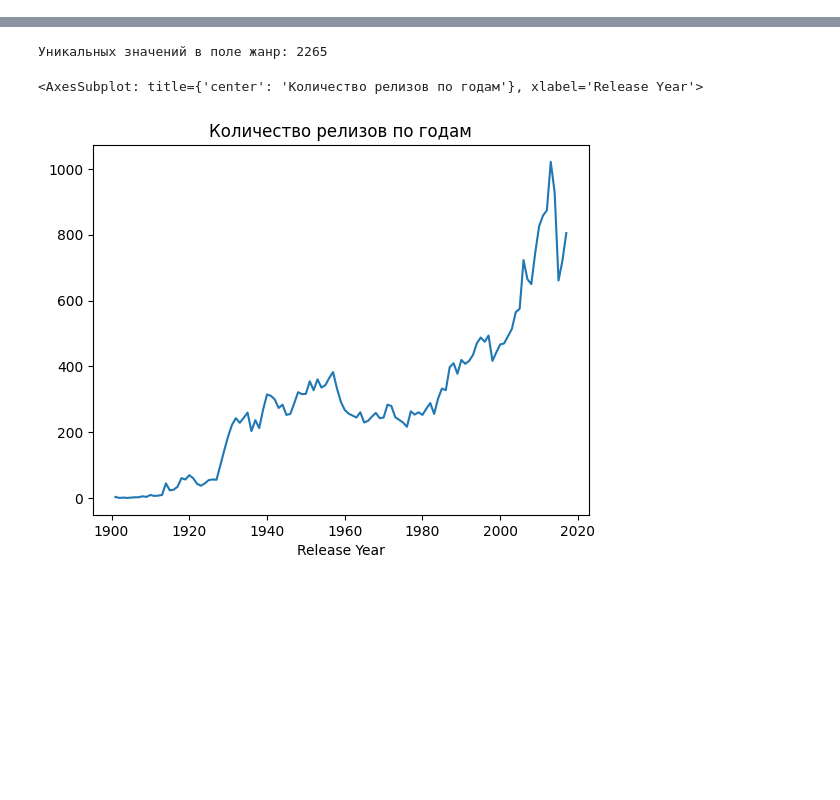
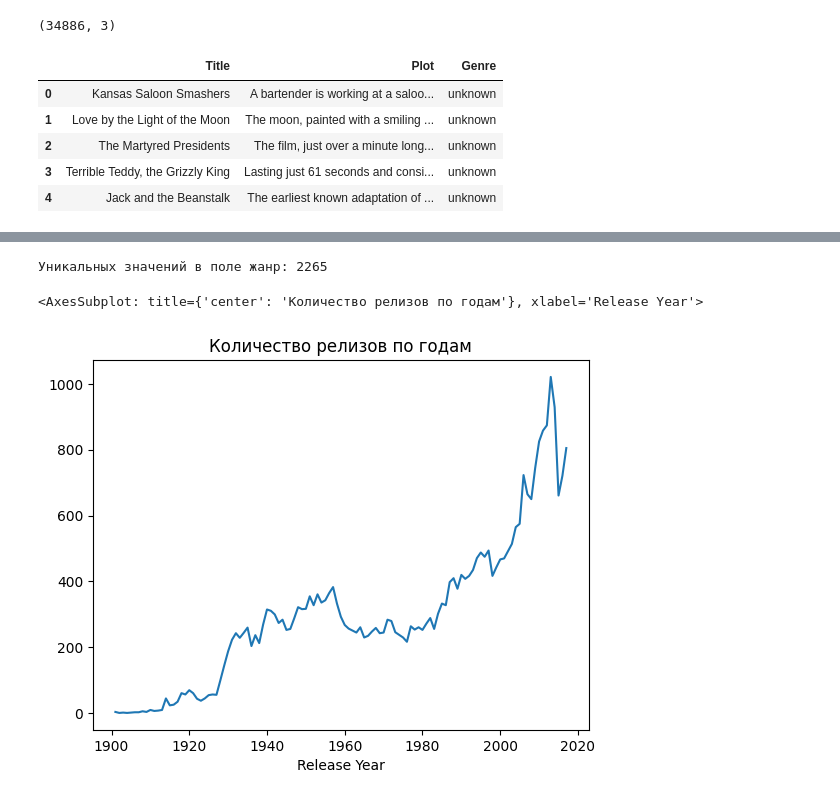
Before and after one commit to maxt/ds-practise, a Jupyter notebook: final/final.ipynb, the cells around one changed output, grey strips where cells are left out. Drawn from its saved outputs; the diff is of its cells as text; code cells hidden in the pictures; blank space fills up the shorter version.

```diff
--- a/final/final.ipynb
+++ b/final/final.ipynb
@@ -21,0 +32,14 @@ plots.head()
+# %%
+plots = pd.read_csv('wiki_movie_plots_deduped.csv')
+wiki = plots.drop(columns=['Release Year', 'Origin/Ethnicity', 'Director', 'Cast', 'Wiki Page'])
+wiki = wiki[['Title', 'Plot', 'Genre']]
+print(wiki.shape)
+wiki.head()
+# %% [output]
+(34886, 3)
+|  | Title | Plot | Genre |
+| 0 | Kansas Saloon Smashers | A bartender is working at a saloo... | unknown |
+| 1 | Love by the Light of the Moon | The moon, painted with a smiling ... | unknown |
+| 2 | The Martyred Presidents | The film, just over a minute long... | unknown |
+| 3 | Terrible Teddy, the Grizzly King | Lasting just 61 seconds and consi... | unknown |
+| 4 | Jack and the Beanstalk | The earliest known adaptation of ... | unknown |
```
Also changed, not shown: parts of 8 cells of this notebook, 1 other file.
